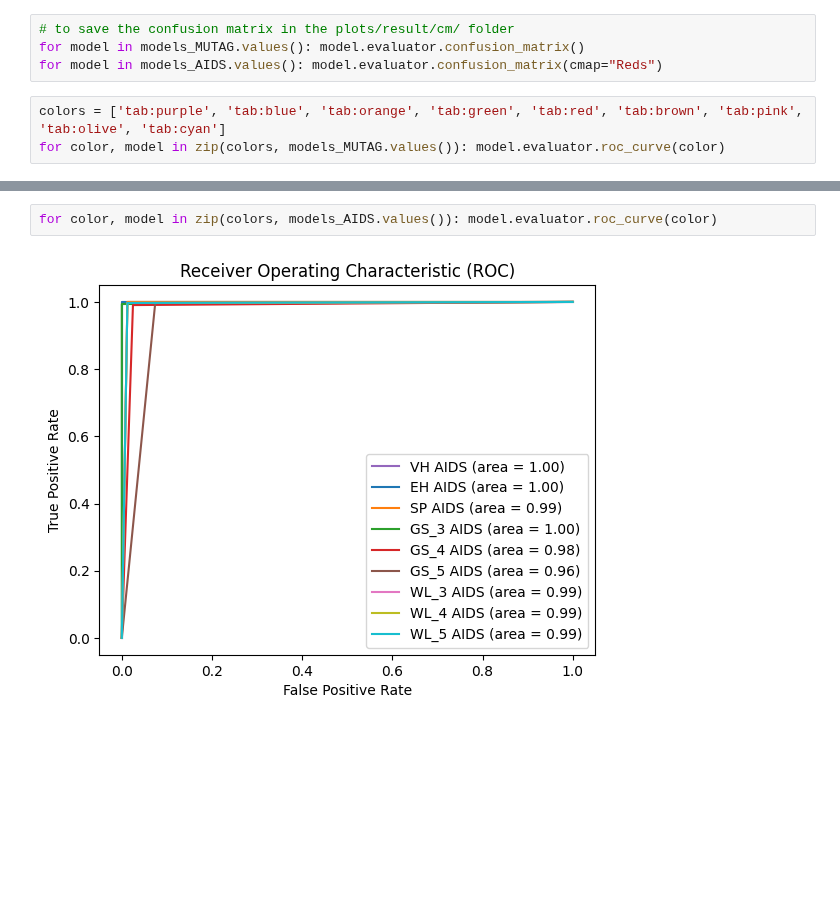
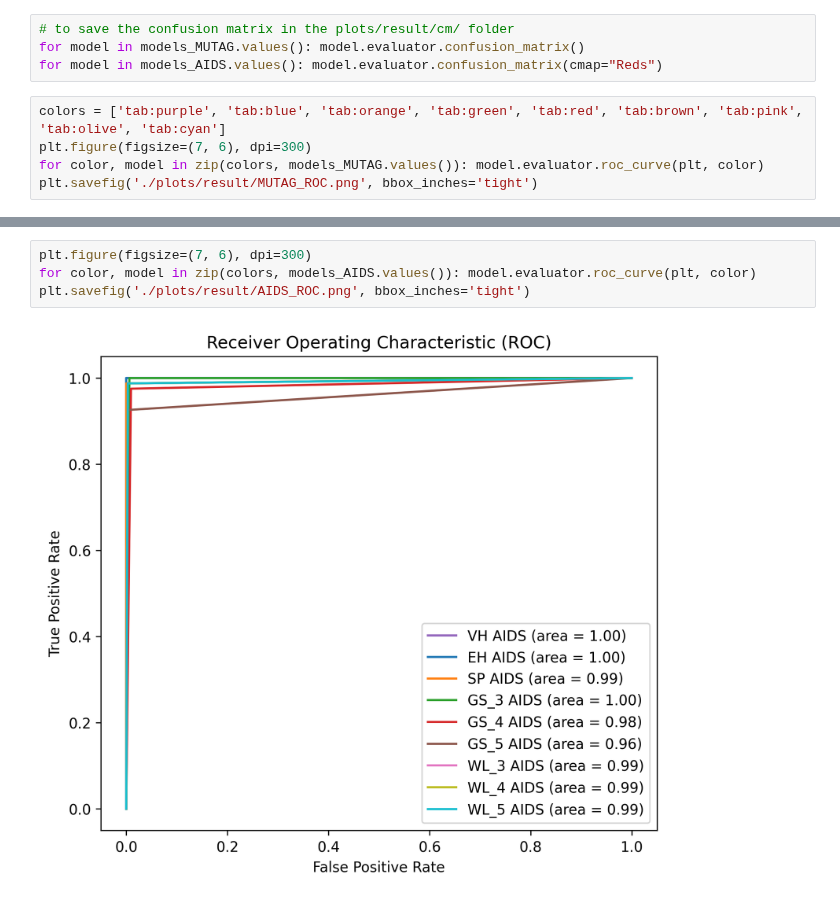
Before and after one commit to congrendai/MSc_Individual_Project, a Jupyter notebook: result_model_evaluation.ipynb, the cells around one changed output, grey strips where cells are left out. Drawn from its saved outputs; the diff is of its cells as text; blank space fills up the shorter version.

```diff
--- a/result_model_evaluation.ipynb
+++ b/result_model_evaluation.ipynb
@@ -60,5 +58,7 @@ for model in models_MUTAG.values(): model.evaluator.confusion_matrix()
 for model in models_AIDS.values(): model.evaluator.confusion_matrix(cmap="Reds")
 # %%
 colors = ['tab:purple', 'tab:blue', 'tab:orange', 'tab:green', 'tab:red', 'tab:brown', 'tab:pink', 'tab:olive', 'tab:cyan']
-for color, model in zip(colors, models_MUTAG.values()): model.evaluator.roc_curve(color)
+plt.figure(figsize=(7, 6), dpi=300)
+for color, model in zip(colors, models_MUTAG.values()): model.evaluator.roc_curve(plt, color)
+plt.savefig('./plots/result/MUTAG_ROC.png', bbox_inches='tight')
 # %% [output]
@@ -66,4 +66,6 @@ for color, model in zip(colors, models_MUTAG.values()): model.evaluator.roc_curv
 # %%
-for color, model in zip(colors, models_AIDS.values()): model.evaluator.roc_curve(color)
+plt.figure(figsize=(7, 6), dpi=300)
+for color, model in zip(colors, models_AIDS.values()): model.evaluator.roc_curve(plt, color)
+plt.savefig('./plots/result/AIDS_ROC.png', bbox_inches='tight')
 # %% [output]
-[figure, old version]
+[figure, new version]
```
Also changed, not shown: parts of 4 cells of this notebook, 32 other files.
